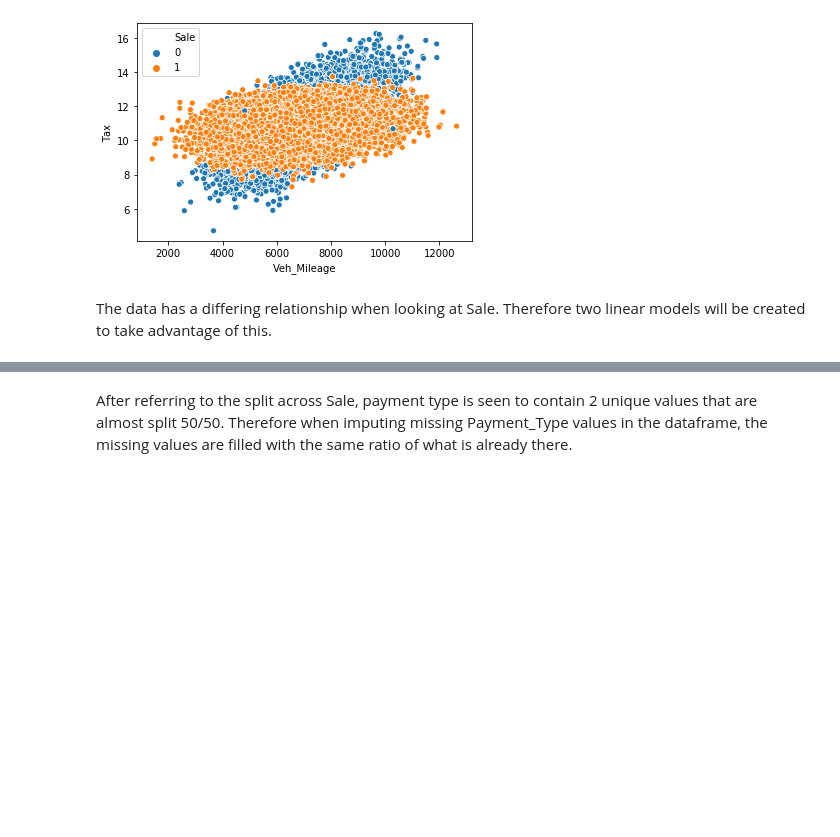
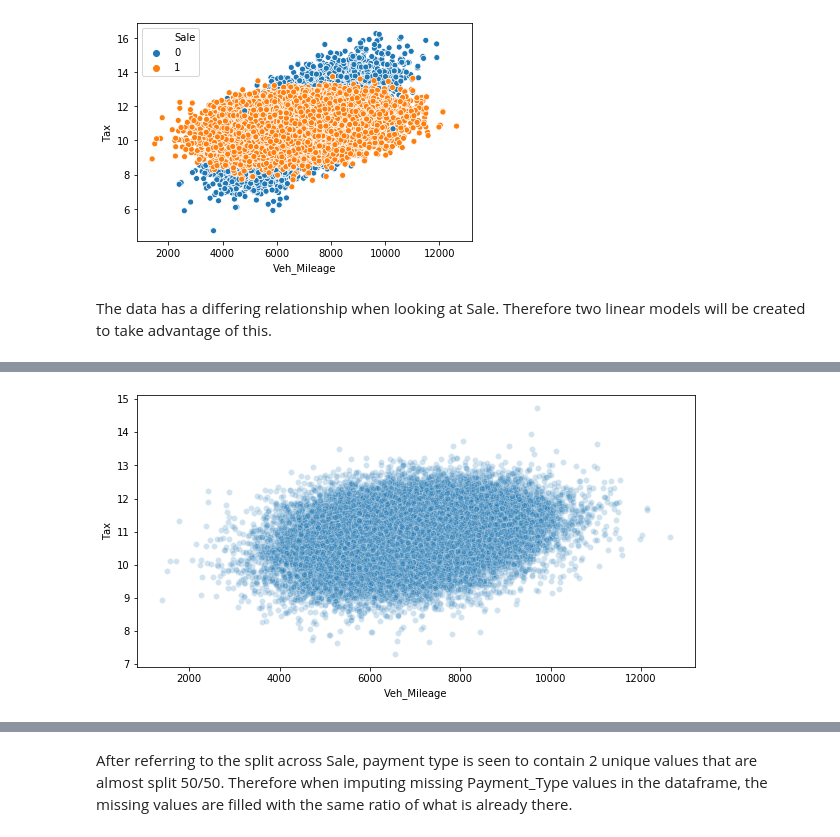
Before and after one commit to shaunmalti/hastings_direct, a Jupyter notebook: Notebook.ipynb, the cells around one changed output, grey strips where cells are left out. Saved outputs shown, nothing was run; the diff lists cells and outputs as text; code cells hidden in the pictures; blank space fills up the shorter version.

```diff
--- a/Notebook.ipynb
+++ b/Notebook.ipynb
@@ -752,0 +698,7 @@ Categories (4, int64): [1 < ...
+# %%
+plt.figure(figsize=(10,5))
+sns.scatterplot(x='Veh_Mileage', y='Tax', data=df.loc[(~df.Veh_Mileage.isnull()) & (df.Sale==1)], palette=sns.cubehelix_palette(dark=.3, light=.8, as_cmap=True), alpha=.2)
+# sns.scatterplot(x=x_pos, y=y_pos, label='Sale')
+plt.show()
+# %% [output]
+[figure, added]
```
Also changed, not shown: parts of 52 cells of this notebook.
